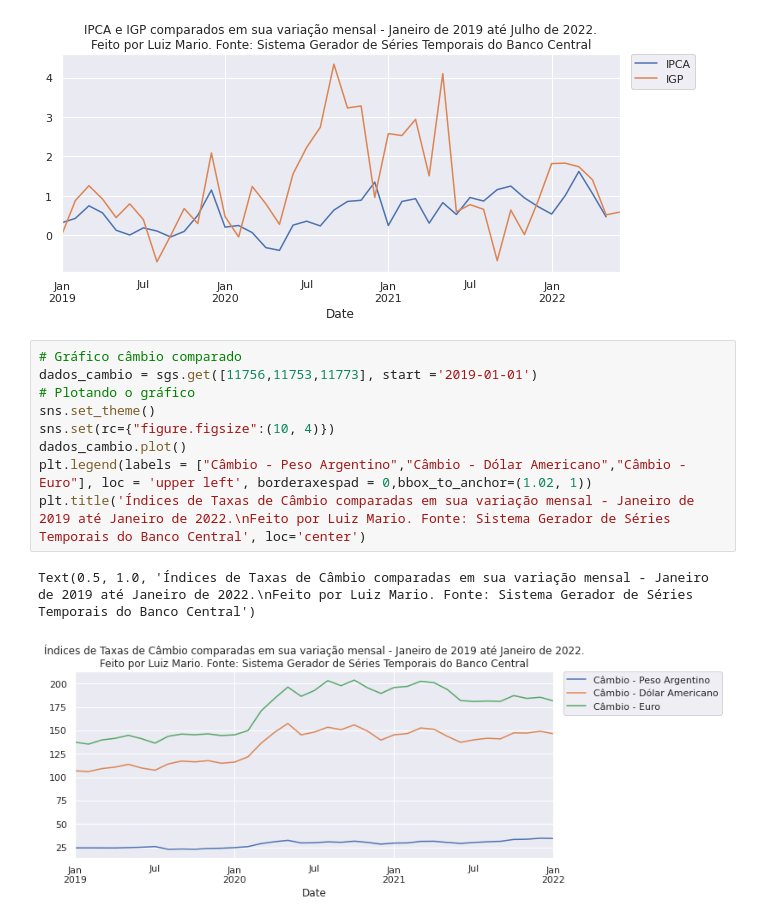
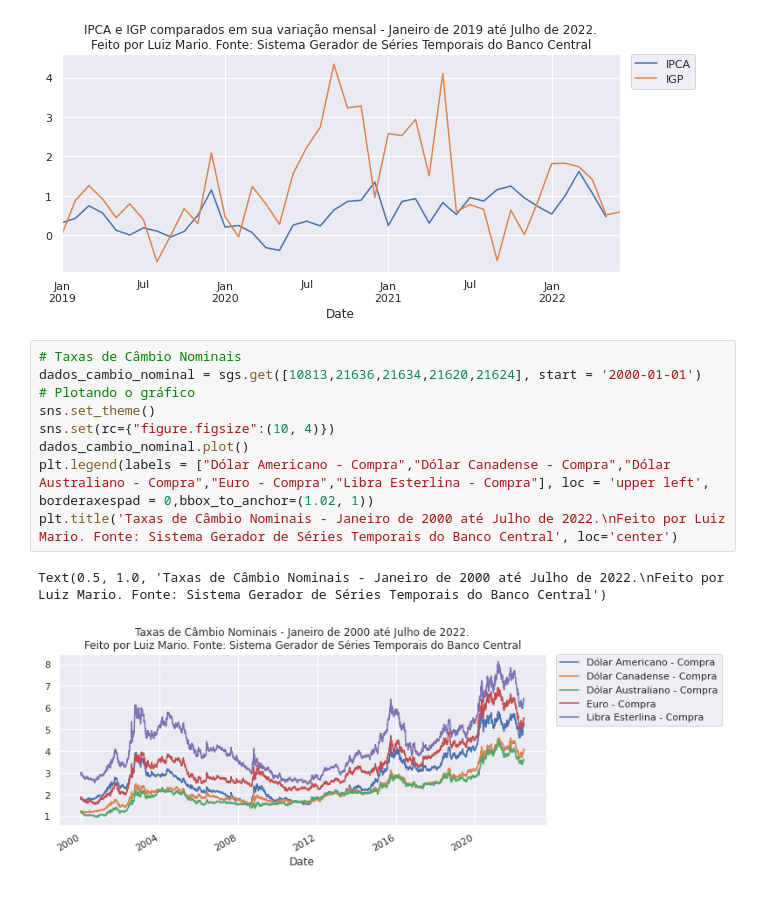
Before and after one commit to luizmarioags/Liga-de-Mercado-Financeiro-UnB, a Jupyter notebook: Graficos_LMF.ipynb, the cells around one changed output. Saved outputs shown, nothing was run; the diff lists cells and outputs as text.

```diff
--- a/Graficos_LMF.ipynb
+++ b/Graficos_LMF.ipynb
@@ -80,14 +82,14 @@ plt.title('IPCA e IGP comparados em sua variação mensal - Janeiro de 2019 até
 Text(0.5, 1.0, 'IPCA e IGP comparados em sua variação mensal - Janeiro de 2019 até Julho de 2022.\nFeito por Luiz Mario. Fonte: Sistema Gerador de Séries Temporais do Banco Central')
 [figure]
 # %%
-# Gráfico câmbio comparado
-dados_cambio = sgs.get([11756,11753,11773], start ='2019-01-01')
+# Taxas de Câmbio Nominais
+dados_cambio_nominal = sgs.get([10813,21636,21634,21620,21624], start = '2000-01-01')
 # Plotando o gráfico
 sns.set_theme()
 sns.set(rc={"figure.figsize":(10, 4)})
-dados_cambio.plot()
-plt.legend(labels = ["Câmbio - Peso Argentino","Câmbio - Dólar Americano","Câmbio - Euro"], loc = 'upper left', borderaxespad = 0,bbox_to_anchor=(1.02, 1))
-plt.title('Índices de Taxas de Câmbio comparadas em sua variação mensal - Janeiro de 2019 até Janeiro de 2022.\nFeito por Luiz Mario. Fonte: Sistema Gerador de Séries Temporais do Banco Central', loc='center')
+dados_cambio_nominal.plot()
+plt.legend(labels = ["Dólar Americano - Compra","Dólar Canadense - Compra","Dólar Australiano - Compra","Euro - Compra","Libra Esterlina - Compra"], loc = 'upper left', borderaxespad = 0,bbox_to_anchor=(1.02, 1))
+plt.title('Taxas de Câmbio Nominais - Janeiro de 2000 até Julho de 2022.\nFeito por Luiz Mario. Fonte: Sistema Gerador de Séries Temporais do Banco Central', loc='center')
 # %% [output]
-Text(0.5, 1.0, 'Índices de Taxas de Câmbio comparadas em sua variação mensal - Janeiro de 2019 até Janeiro de 2022.\nFeito por Luiz Mario. Fonte: Sistema Gerador de Séries Temporais do Banco Central')
+Text(0.5, 1.0, 'Taxas de Câmbio Nominais - Janeiro de 2000 até Julho de 2022.\nFeito por Luiz Mario. Fonte: Sistema Gerador de Séries Temporais do Banco Central')
-[figure, old version]
+[figure, new version]
```
Also changed, not shown: parts of 2 cells of this notebook.
